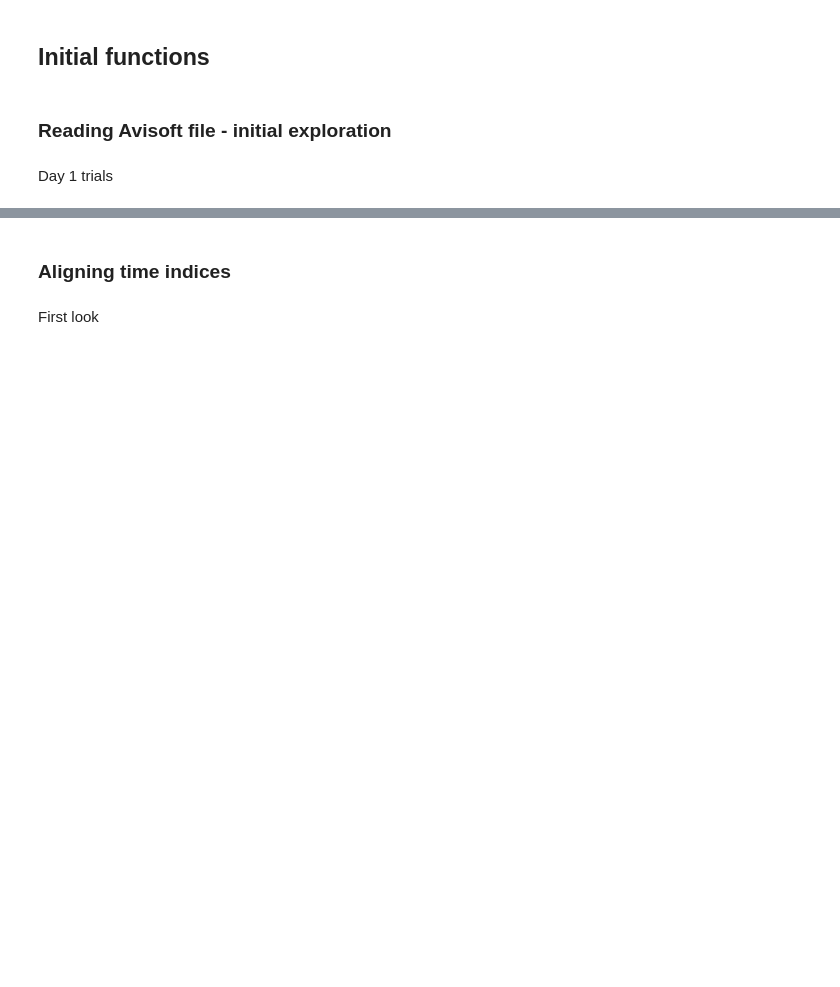
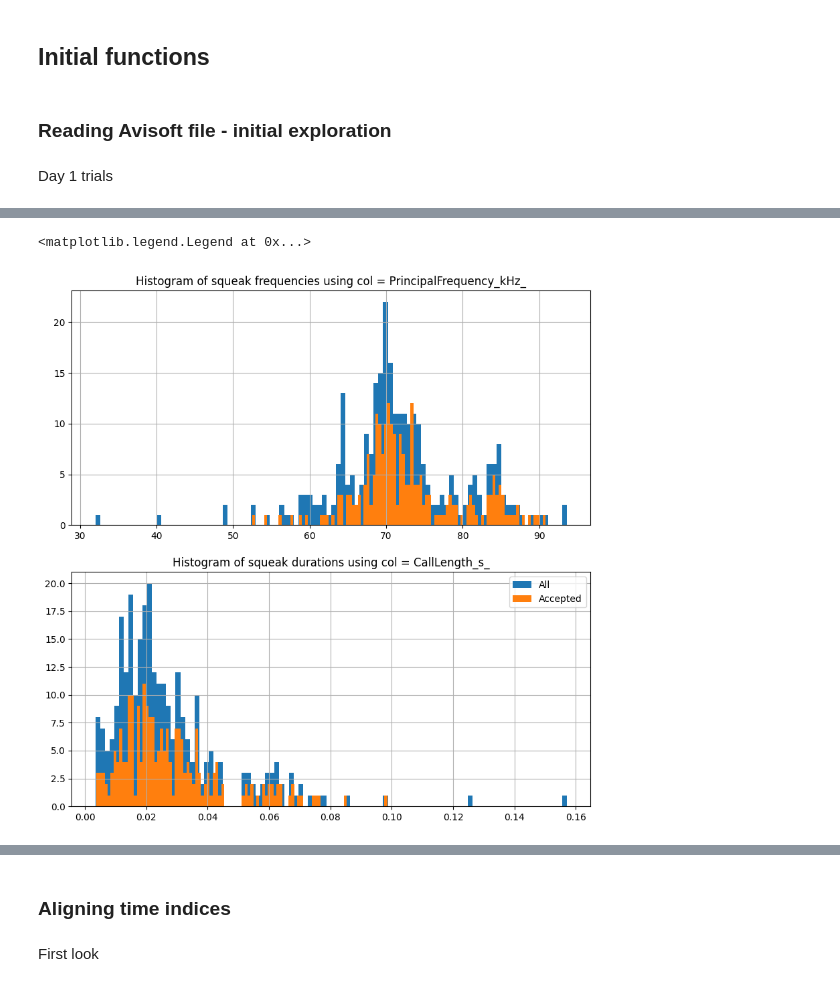
Before and after one commit to danaebroustail/Project, a Jupyter notebook: toolbox_notebook_avisoft.ipynb, the cells around one changed output, grey strips where cells are left out. Saved outputs shown, nothing was run; the diff lists cells and outputs as text; code cells hidden in the pictures; blank space fills up the shorter version.

```diff
--- a/toolbox_notebook_avisoft.ipynb
+++ b/toolbox_notebook_avisoft.ipynb
@@ -144,22 +153,25 @@ print("Accepted vocalizations:", len(df_Avi_USV))
 # %%
 # histogram for squeak amplitudes
 amplitude_col = "PrincipalFrequency_kHz_"
 
 # create 2 figs
 fig, ax = plt.subplots(2, 1, figsize = (10, 10))
 
 df_Avi[amplitude_col].hist(bins = 100, ax = ax[0], label = "All")
 df_Avi_USV[amplitude_col].hist(bins = 100, ax = ax[0], label = "Accepted")
-ax[0].set_title("Histogram of squeak amplitudes using col = {}".format(amplitude_col))
+ax[0].set_title("Histogram of squeak frequencies using col = {}".format(amplitude_col))
 
 # histogram for squeak durations
 duration_col = "CallLength_s_"
 
 df_Avi[duration_col].hist(bins = 100, ax = ax[1], label = "All")
 df_Avi_USV[duration_col].hist(bins = 100, ax = ax[1], label = "Accepted")
 
 ax[1].set_title("Histogram of squeak durations using col = {}".format(duration_col))
 plt.legend()
+# %% [output]
+<matplotlib.legend.Legend at 0x...>
+[figure, added]
 # %%
 # makke a barplot of the number of calls per trial
 calls_per_trial = {}
```
Also changed, not shown: parts of 12 cells of this notebook.
